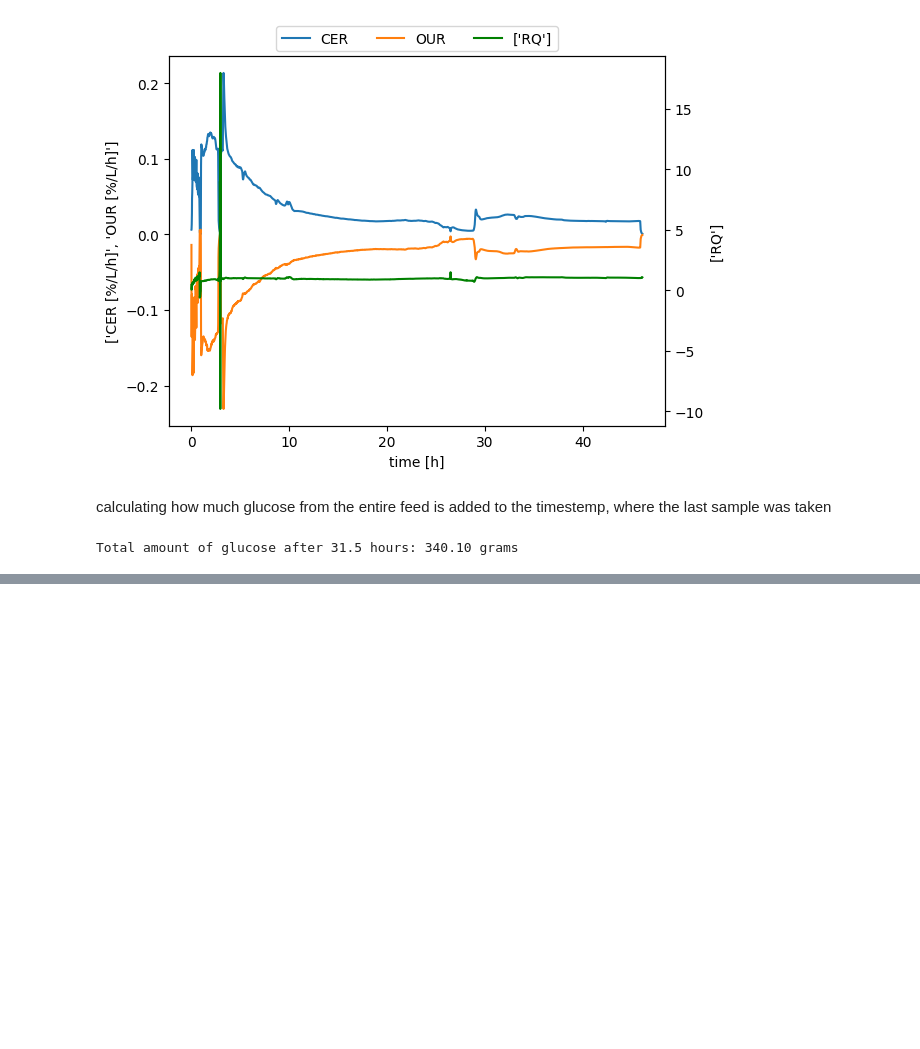
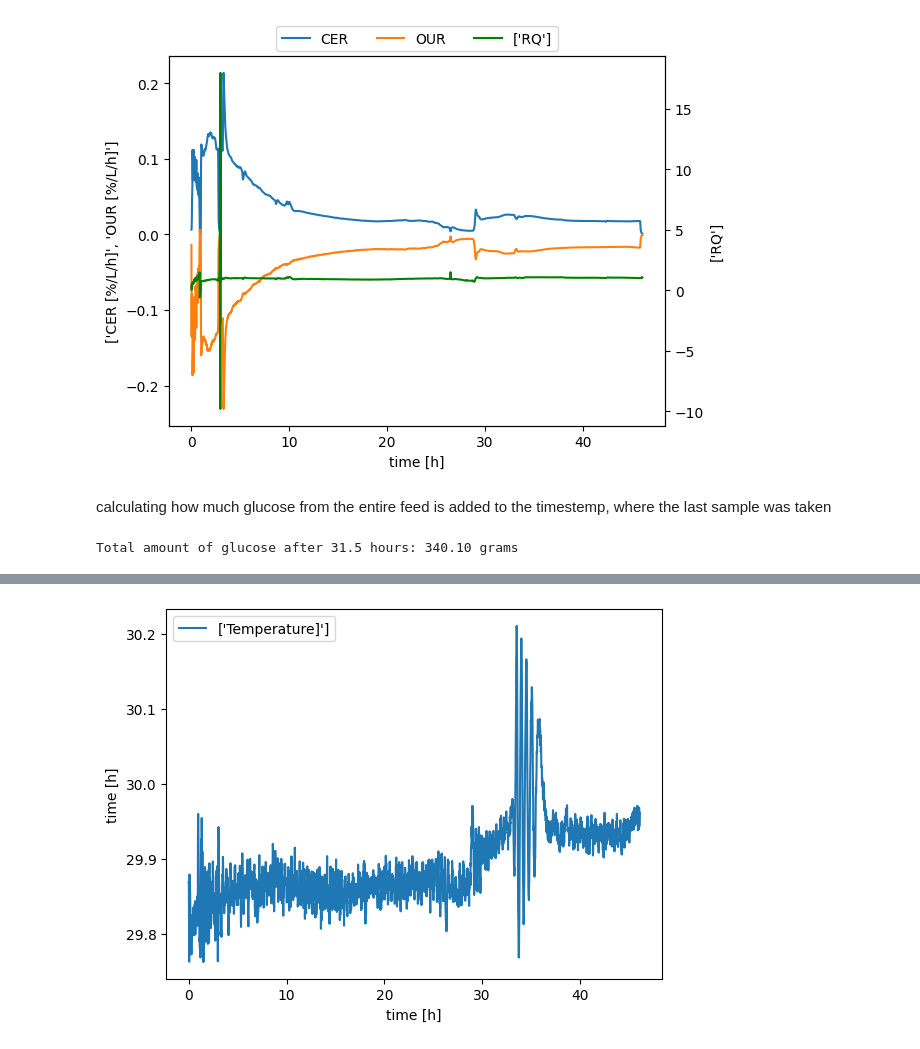
Before and after one commit to boripf/hybrid-model-corynebacterium, a Jupyter notebook: A_preprocessing.ipynb, the cells around one changed output, grey strips where cells are left out. Drawn from its saved outputs; the diff is of its cells as text; code cells hidden in the pictures; blank space fills up the shorter version.

Commit message:
signal to noise ratio for temperatture

```diff
--- a/A_preprocessing.ipynb
+++ b/A_preprocessing.ipynb
@@ -520,0 +510,15 @@ Total amount of glucose after 31.5 hours: 340.10 grams
+# %%
+# calculating the signal to noise ratio with the mean of the signal, divided by the standard deviation
+
+signal_amplitude  = np.mean(df['Temperature [°C]'])
+
+noise_std  = np.std(df['Temperature [°C]'])
+
+snr = signal_amplitude / noise_std
+
+df['snr2'] = df['Temperature [°C]']/ noise_std
+
+print("SNR:", snr)
+
+
+print("SNR2:", snr2)
@@ -520,0 +575,17 @@ Total amount of glucose after 31.5 hours: 340.10 grams
+# %%
+fig, ax = plt.subplots()
+
+ax.plot(df['time [h]'], df[['Temperature [°C]']], label=['Temperature]'])
+ax_sec.plot(df['time [h]'],df['snr2'], label=['RQ'], color='green')
+
+ax.set_xlabel('time [h]')
+ax.set_ylabel(['Temperature [°C]]'])
+ax.set_ylabel('time [h]')
+ax_sec.set_ylabel(['snr2'])
+
+ax.legend()
+
+
+plt.show()
+# %% [output]
+[figure, added]
```
Also changed, not shown: parts of 10 cells of this notebook, 3 other files.
